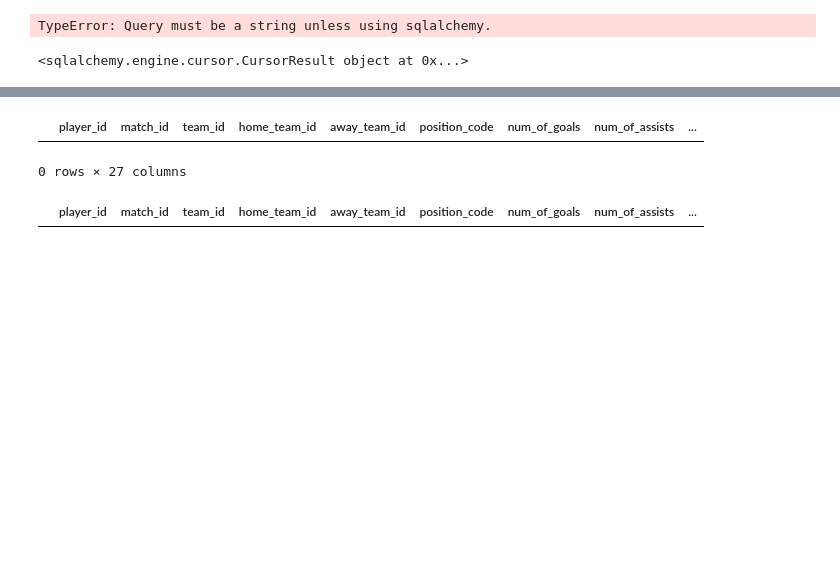
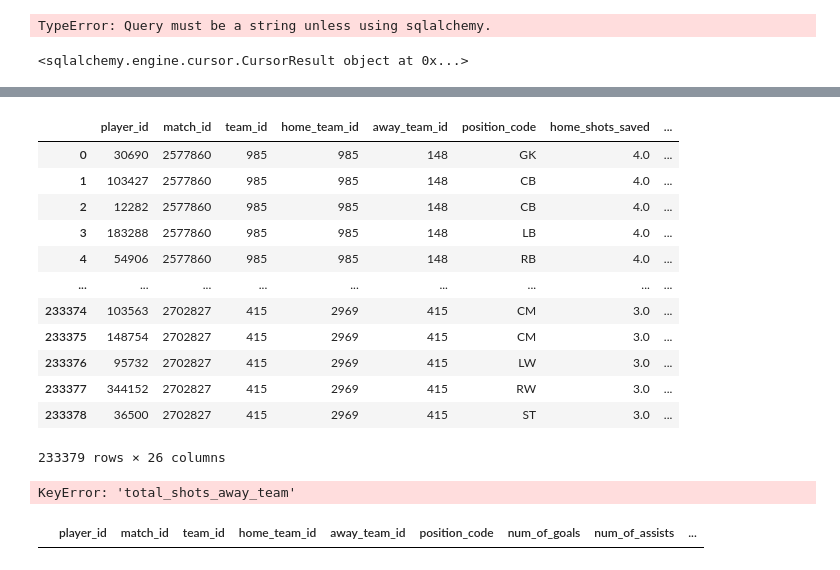
Before and after one commit to G3-Quera-Data-Analysis-Bootcamp-1402/Project-1, a Jupyter notebook: docs/ml/ML.ipynb, the cells around one changed output, grey strips where cells are left out. Cells and saved outputs as stored; diff of their text form; code cells hidden in the pictures; blank space fills up the shorter version.

```diff
--- a/docs/ml/ML.ipynb
+++ b/docs/ml/ML.ipynb
@@ -134,26 +158,27 @@ my_query = text("""select player_id,
        home_team_id,
        away_team_id,
        position_code,
-       num_of_goals,
-       num_of_assists,
-       num_of_owngoals,
-       home_team_goals,
-       away_team_goals,
+       home_shots_saved,
+       away_shots_saved,
+       home_team_score,
+       away_team_score,
+       #num_of_assists,
+       #num_of_owngoals,
        home_team_win,
        away_team_win,
        draw,
-       total_shots_home_team,
-       total_shots_away_team,
-       shots_on_target_home_team,
-       shots_on_target_away_team,
-       corner_home_team,
-       corner_away_team,
-       free_kicks_home_team,
-       free_kicks_away_team,
-       fouls_home_team,
-       fouls_away_team,
-       offsides_home_team,
-       offsides_away_team
+       home_total_shots,
+       away_total_shots,
+       home_shots_off_target,
+       away_shots_off_target,
+       home_corners,
+       away_corners,
+       home_freekicks,
+       away_freekicks,
+       home_fouls,
+       away_fouls,
+       home_offsides,
+       away_offsides
 from player_appearances pa
          join matches m on m.match_id = pa.match_id;""")
 
@@ -172,42 +198,53 @@ array([], dtype=object)
 # %%
 # Define a function to map position codes to abstract positions
 def map_position_code(position_code):
-    if position_code in ['CMF', 'DMF', 'LMF', 'RMF', 'AMF']:
+    if position_code in ['CM', 'DM', 'LM', 'RM', 'OM']:
         return 'MF'
-    elif position_code in ['SS', 'CF', 'RWF', 'LWF']:
+    elif position_code in ['ST', 'HS', 'RW', 'LW']:
         return 'F'
-    elif position_code in ['LB', 'RB', 'CB']:
+    elif position_code in ['LB', 'RB', 'CB', 'S']:
         return 'B'
     else:
         return 'GK'
 
 # Apply the function to create a new column 'position_code_abstract'
 df_kpi['position_code_abstract'] = df_kpi['position_code'].apply(map_position_code)
 df_kpi
 # %% [output]
-|  | player_id | match_id | team_id | home_team_id | away_team_id | position_code | num_of_goals | num_of_assists | ... |
+|  | player_id | match_id | team_id | home_team_id | away_team_id | position_code | home_shots_saved | ... |
+| 0 | 30690 | 2577860 | 985 | 985 | 148 | GK | 4.0 | ... |
+| 1 | 103427 | 2577860 | 985 | 985 | 148 | CB | 4.0 | ... |
+| 2 | 12282 | 2577860 | 985 | 985 | 148 | CB | 4.0 | ... |
+| 3 | 183288 | 2577860 | 985 | 985 | 148 | LB | 4.0 | ... |
+| 4 | 54906 | 2577860 | 985 | 985 | 148 | RB | 4.0 | ... |
+| ... | ... | ... | ... | ... | ... | ... | ... | ... |
+| 233374 | 103563 | 2702827 | 415 | 2969 | 415 | CM | 3.0 | ... |
+| 233375 | 148754 | 2702827 | 415 | 2969 | 415 | CM | 3.0 | ... |
+| 233376 | 95732 | 2702827 | 415 | 2969 | 415 | LW | 3.0 | ... |
+| 233377 | 344152 | 2702827 | 415 | 2969 | 415 | RW | 3.0 | ... |
+| 233378 | 36500 | 2702827 | 415 | 2969 | 415 | ST | 3.0 | ... |
-0 rows × 27 columns
+233379 rows × 26 columns
 # %%
 # Define a function to calculate kpi based on column_name value
 def calculate_kpi(row):
     if row['team_id'] == row['home_team_id']:
         if row['position_code_abstract'] == 'MF':
-            return row['num_of_assists'] + row['num_of_goals'] + 0.6*row['corner_home_team']/(row['corner_away_team']+row['corner_home_team']) - 0.6*row['away_team_goals'] + 0.8*row['home_team_goals'] + 0.8*row['free_kicks_home_team']/(row['free_kicks_home_team']+row['free_kicks_away_team']) - 0.6*row['free_kicks_away_team']/(row['free_kicks_home_team']+row['free_kicks_away_team']) - 0.4*row['total_shots_away_team']/(row['total_shots_home_team']+row['total_shots_away_team']) + 0.4*row['total_shots_home_team']/(row['total_shots_home_team']+row['total_shots_away_team']) - 0.8*row['offsides_home_team']/(row['offsides_home_team']+row['offsides_away_team']) - row['num_of_owngoals']
+            return row['num_of_assists'] + row['num_of_goals'] + 0.6*row['home_corners']/(row['away_cornersners']) - 0.6*row['away_team_goals'] + 0.8*row['home_team_goals'] + 0.8*row['free_kicks_home_team']/(row['free_kicks_home_team']+row['free_kicks_away_team']) - 0.6*row['free_kicks_away_team']/(row['free_kicks_home_team']+row['free_kicks_away_team']) - 0.4*row['total_shots_away_team']/(row['total_shots_home_team']+row['total_shots_away_team']) + 0.4*row['total_shots_home_team']/(row['total_shots_home_team']+row['total_shots_away_team']) - 0.8*row['offsides_home_team']/(row['offsides_home_team']+row['offsides_away_team']) - row['num_of_owngoals']
         elif row['position_code_abstract'] == 'F':
-            return row['num_of_assists'] + row['num_of_goals'] + 0.9*row['corner_home_team']/(row['corner_away_team']+row['corner_home_team']) - 0.1*row['away_team_goals'] + row['home_team_goals'] + row['free_kicks_home_team']/(row['free_kicks_home_team']+row['free_kicks_away_team']) + 0.4*row['total_shots_home_team']/(row['total_shots_home_team']+row['total_shots_away_team']) - 0.6*row['offsides_home_team']/(row['offsides_home_team']+row['offsides_away_team']) - row['num_of_owngoals']
+            return row['num_of_assists'] + row['num_of_goals'] + 0.9*row['home_corners']/(row['away_corners']) - 0.1*row['away_team_goals'] + row['home_team_goals'] + row['free_kicks_home_team']/(row['free_kicks_home_team']+row['free_kicks_away_team']) + 0.4*row['total_shots_home_team']/(row['total_shots_home_team']+row['total_shots_away_team']) - 0.6*row['offsides_home_team']/(row['offsides_home_team']+row['offsides_away_team']) - row['num_of_owngoals']
         elif row['position_code_abstract'] == 'B':
-            return row['num_of_assists'] + row['num_of_goals'] - 0.8*row['corner_away_team']/(row['corner_away_team']+row['corner_home_team']) - 0.8*row['away_team_goals'] + 0.1*row['home_team_goals'] - 0.9*row['free_kicks_away_team']/(row['free_kicks_home_team']+row['free_kicks_away_team']) - 0.9*row['total_shots_away_team']/(row['total_shots_home_team']+row['total_shots_away_team']) + 0.8*row['offsides_away_team']/(row['offsides_home_team']+row['offsides_away_team']) + row['shots_on_target_away_team']/row['total_shots_away_team'] - row['num_of_owngoals']
+            return row['num_of_assists'] + row['num_of_goals'] - 0.8*row['away_cor_tesm']+row['home_corners']) - 0.8*row['away_team_goals'] + 0.1*row['home_team_goals'] - 0.9*row['free_kicks_away_team']/(row['free_kicks_home_team']+row['free_kicks_away_team']) - 0.9*row['total_shots_away_team']/(row['total_shots_home_team']+row['total_shots_away_team']) + 0.8*row['offsides_away_team']/(row['offsides_home_team']+row['offsides_away_team']) + row['shots_on_target_away_team']/row['total_shots_away_team'] - row['num_of_owngoals']
         elif row['position_code_abstract'] == 'GK':
             return row['total_shots_away_team'] - row['away_team_goals'] - row['num_of_owngoals']
         else:
             return None
     elif row['team_id'] == row['away_team_id']:
         if row['position_code_abstract'] == 'MF':
-            return row['num_assists'] + row['num_of_goals'] + 0.6*row['corner_away_team']/(row['corner_home_team']+row['corner_away_team']) - 0.6*row['home_team_goals'] + 0.8*row['away_team_goals'] + 0.8*row['free_kicks_away_team']/(row['free_kicks_home_team']+row['free_kicks_away_team']) - 0.6*row['free_kicks_home_team']/(row['free_kicks_home_team']+row['free_kicks_away_team']) - 0.4*row['total_shots_home_team']/(row['total_shots_home_team']+row['total_shots_away_team']) + 0.4*row['total_shots_away_team']/(row['total_shots_home_team']+row['total_shots_away_team']) - 0.8*row['offsides_away_team']/(row['offsides_home_team']+row['offsides_away_team']) - row['num_of_owngoals']
+            return row['num_assists'] + row['num_of_goals'] + 0.6*row['away_corners']/(row['home_corners']+row['away_corners']) - 0.6*row['home_team_goals'] + 0.8*row['away_team_goals'] + 0.8*row['free_kicks_away_team']/(row['free_kicks_home_team']+row['free_kicks_away_team']) - 0.6*row['free_kicks_home_team']/(row['free_kicks_home_team']+row['free_kicks_away_team']) - 0.4*row['total_shots_home_team']/(row['total_shots_home_team']+row['total_shots_away_team']) + 0.4*row['total_shots_away_team']/(row['total_shots_home_team']+row['total_shots_away_team']) - 0.8*row['offsides_away_team']/(row['offsides_home_team']+row['offsides_away_team']) - row['num_of_owngoals']
         elif row['position_code_abstract'] == 'F':
-            return row['num_of_assists'] + row['num_of_goals'] + 0.9*row['corner_away_team']/(row['corner_home_team']+row['corner_away_team']) - 0.1*row['home_team_goals'] + row['away_team_goals'] + row['free_kicks_away_team']/(row['free_kicks_home_team']+row['free_kicks_away_team']) + 0.4*row['total_shots_away_team']/(row['total_shots_home_team']+row['total_shots_away_team']) - 0.6*row['offsides_away_team']/(row['offsides_home_team']+row['offsides_away_team']) - row['num_of_owngoals']
+            return row['num_of_assists'] + row['num_of_goals'] + 0.9*row['away_cornersrow['home_corners']+row['away_corners- 0.1*row['home_team_goals'] + row['away_team_goals'] + row['free_kicks_away_team']/(row['free_kicks_home_team']+row['free_kicks_away_team']) + 0.4*row['total_shots_away_team']/(row['total_shots_home_team']+row['total_shots_away_team']) - 0.6*row['offsides_away_team']/(row['offsides_home_team']+row['offsides_away_team']) - row['num_of_owngoals']
         elif row['position_code_abstract'] == 'B':
-            return row['num_of_assists'] + row['num_of_goals'] - 0.8*row['corner_home_team']/(row['corner_home_team']+row['corner_away_team']) - 0.8*row['home_team_goals'] + 0.1*row['away_team_goals'] - 0.9*row['free_kicks_home_team']/(row['free_kicks_home_team']+row['free_kicks_away_team']) - 0.9*row['totalots_home_team']/(row['total_shots_home_team']+row['total_shots_away_team']) + 0.8*row['offsides_home_team']/(row['offsides_away_team']+row['offsides_home_team']) + row['shots_on_target_home_team']/row['total_shots_home_team'] - row['num_of_owngoals']
+            return row['num_of_assists'] + row['num_of_goals'] - 0.8*row['home_corners']/(row['home_cornersow['away_corners']) - 0.8*row['home_team_goals'] + 0.1*row['away_team_goals'] - 0.9*row['free_kicks_home_team']/(row['free_kicks_home_team']+row['free_kicks_away_team']) - 0.9*row['totalots_home_team']/(row['total_shots_home_team']+row['total_shots_away_team']) + 0.8*row['offsides_home_team']/(row['offsides_away_team']+row['offsides_home_team']) + row['shots_on_target_home_team']/row['total_shots_home_team'] - row['num_of_owngoals']
         elif row['position_code_abstract'] == 'GK':
             return row['total_shots_home_team'] - row['home_team_goals'] - row['num_of_owngoals']
         else:
@@ -218,6 +255,8 @@ def calculate_kpi(row):
 
 # Apply the function to create a new column 'kpi'
 df_kpi['kpi'] = df_kpi.apply(calculate_kpi, axis=1)
+# %% [output]
+KeyError: 'total_shots_away_team'
 # %%
 df_kpi
 # %% [output]
```
Also changed, not shown: parts of 7 cells of this notebook.
